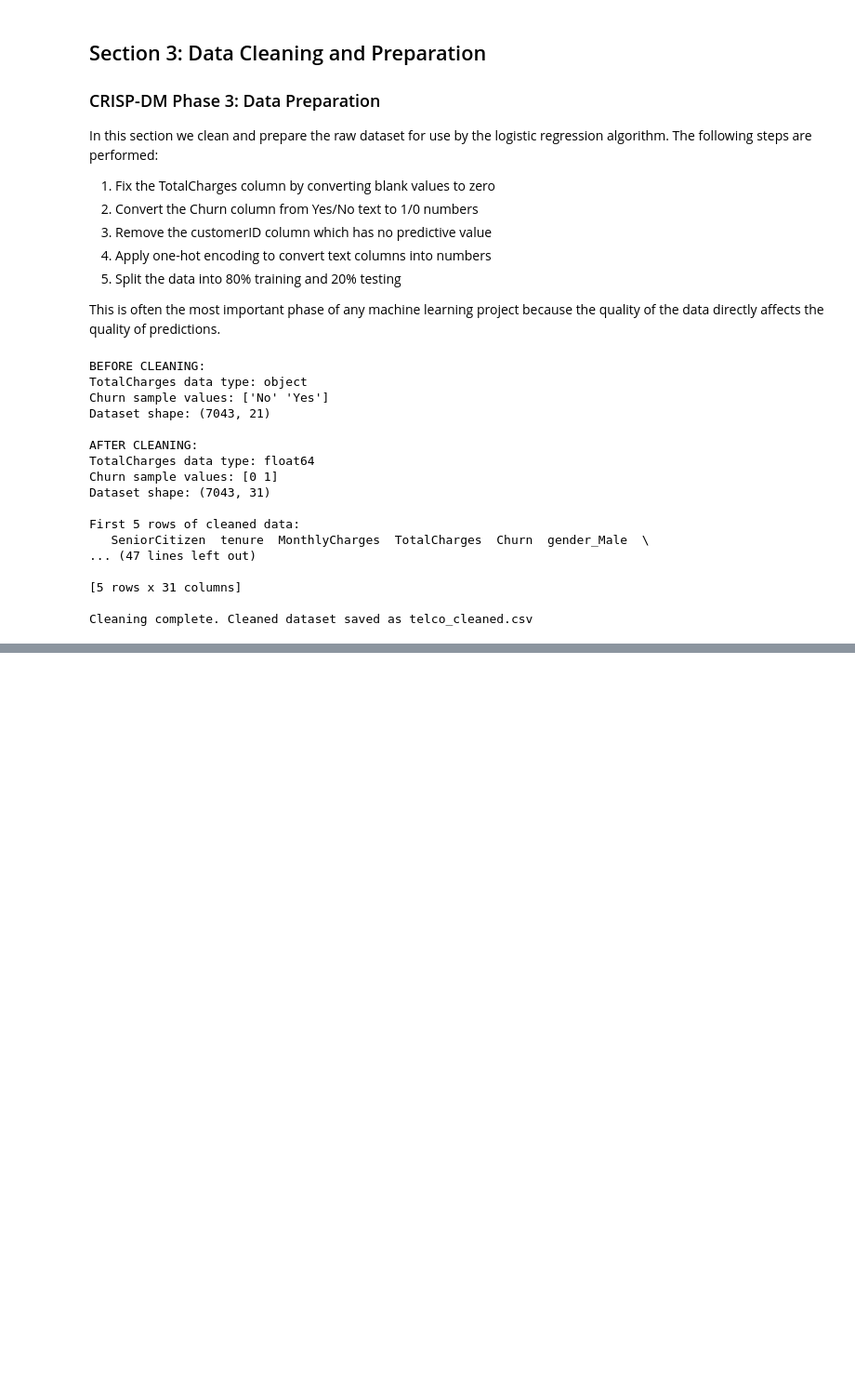
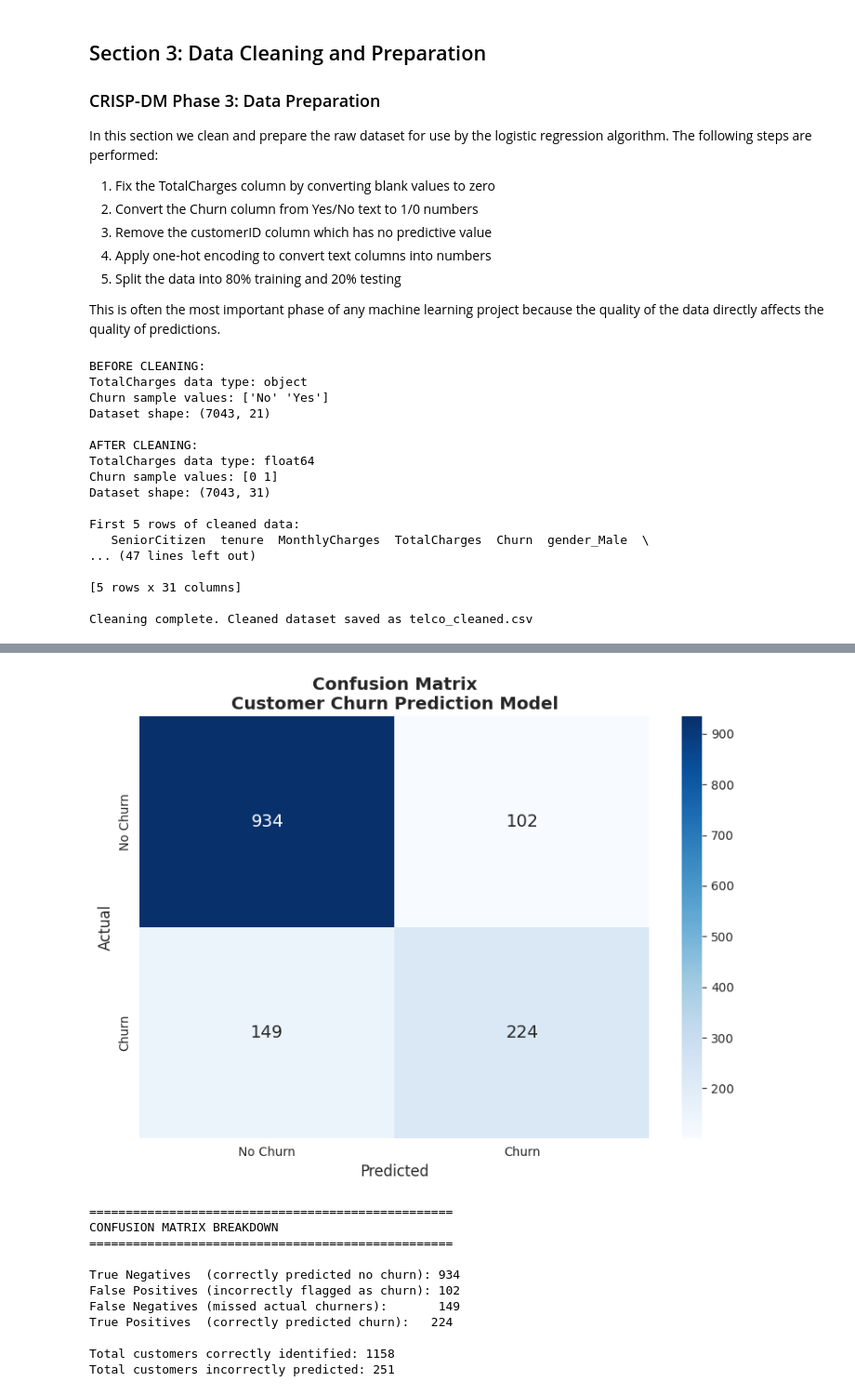
Before and after one commit to BrittanyMcGuire1/churn_project, a Jupyter notebook: churn_prediction.ipynb, the cells around one changed output, grey strips where cells are left out. Shown at 93% size. Saved outputs shown, nothing was run; the diff lists cells and outputs as text; code cells hidden in the pictures; blank space fills up the shorter version.

Commit message:
Capstone coding complete - Added model evaluation, hypothesis assessment, and interactive dashboard with three visualizations and customer risk predictor. All sections complete.

```diff
--- a/churn_prediction.ipynb
+++ b/churn_prediction.ipynb
@@ -233,0 +384,44 @@ Cleaning complete. Cleaned dataset saved as telco_cleaned.csv
+# %%
+# Generate confusion matrix visualization
+plt.figure(figsize=(8, 6))
+cm = confusion_matrix(y_test, y_pred)
+sns.heatmap(cm,
+            annot=True,
+            fmt='d',
+            cmap='Blues',
+            xticklabels=['No Churn', 'Churn'],
+            yticklabels=['No Churn', 'Churn'],
+            annot_kws={'size': 14})
+plt.title('Confusion Matrix\nCustomer Churn Prediction Model',
+          fontsize=14, fontweight='bold')
+plt.xlabel('Predicted', fontsize=12)
+plt.ylabel('Actual', fontsize=12)
+plt.tight_layout()
+plt.savefig('confusion_matrix.png', dpi=150, bbox_inches='tight')
+plt.show()
+
+print()
+print("=" * 50)
+print("CONFUSION MATRIX BREAKDOWN")
+print("=" * 50)
+print()
+print(f"True Negatives  (correctly predicted no churn): {cm[0][0]}")
+print(f"False Positives (incorrectly flagged as churn): {cm[0][1]}")
+print(f"False Negatives (missed actual churners):       {cm[1][0]}")
+print(f"True Positives  (correctly predicted churn):   {cm[1][1]}")
+print()
+print(f"Total customers correctly identified: {cm[0][0] + cm[1][1]}")
+print(f"Total customers incorrectly predicted: {cm[0][1] + cm[1][0]}")
+# %% [output]
+[figure, added]
+==================================================
+CONFUSION MATRIX BREAKDOWN
+==================================================
+
+True Negatives  (correctly predicted no churn): 934
+False Positives (incorrectly flagged as churn): 102
+False Negatives (missed actual churners):       149
+True Positives  (correctly predicted churn):   224
+
+Total customers correctly identified: 1158
+Total customers incorrectly predicted: 251
```
Also changed, not shown: parts of 16 cells of this notebook.
